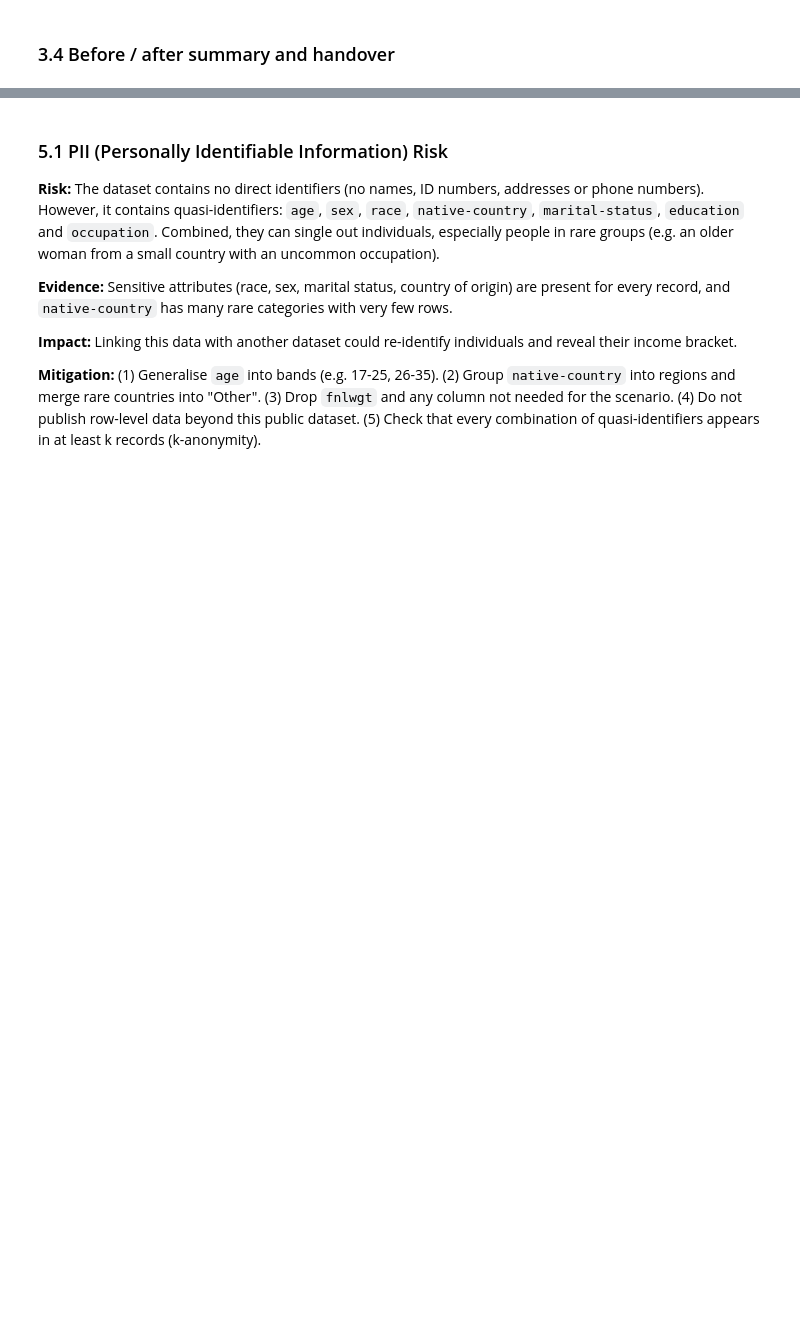
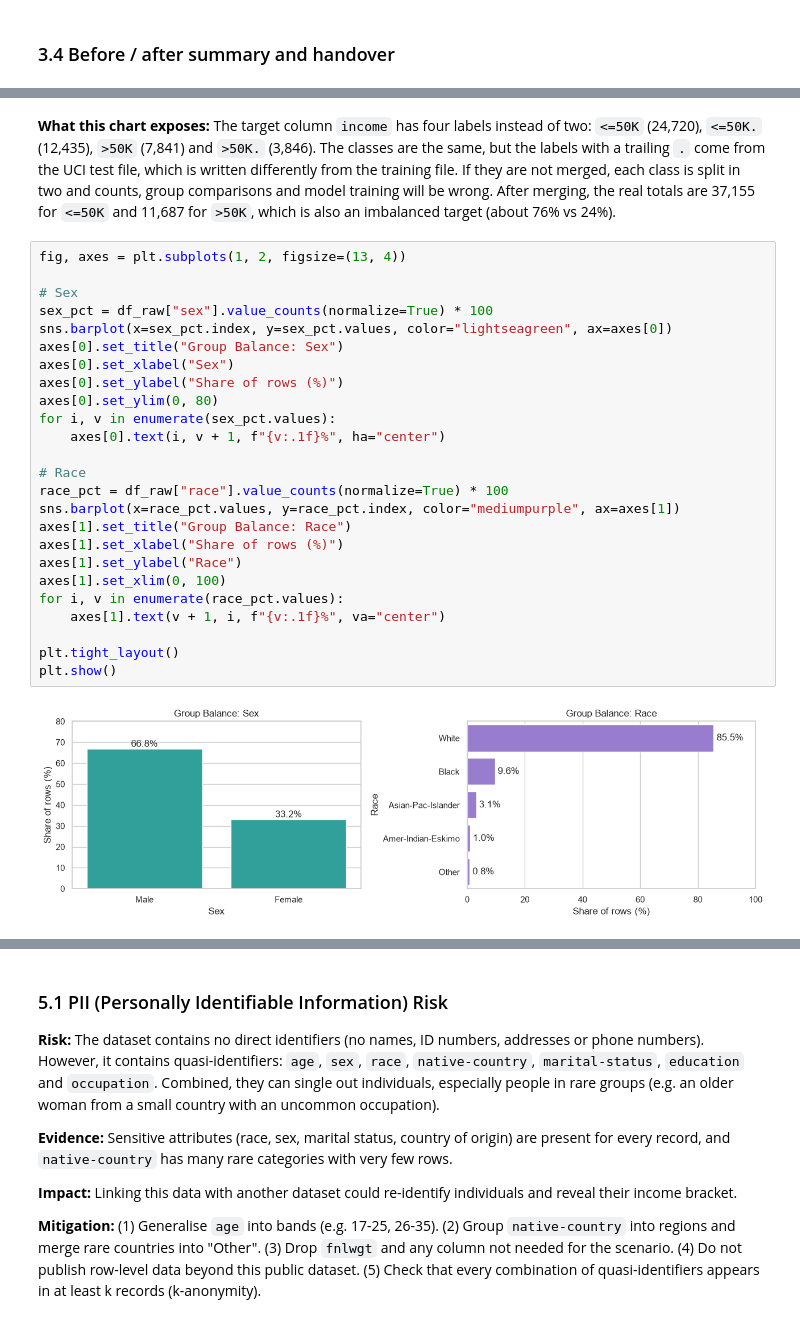
Before and after one commit to a209604-source/adult-census-profiling, a Jupyter notebook: adult_data_profiling.ipynb, the cells around one changed output, grey strips where cells are left out. Saved outputs shown, nothing was run; the diff lists cells and outputs as text; blank space fills up the shorter version.

```diff
--- a/adult_data_profiling.ipynb
+++ b/adult_data_profiling.ipynb
@@ -327,0 +436,29 @@ df_clean.head()
+# %% [markdown]
+**What this chart exposes:** The target column `income` has four labels instead of two: `<=50K` (24,720), `<=50K.` (12,435), `>50K` (7,841) and `>50K.` (3,846). The classes are the same, but the labels with a trailing `.` come from the UCI test file, which is written differently from the training file. If they are not merged, each class is split in two and counts, group comparisons and model training will be wrong. After merging, the real totals are 37,155 for `<=50K` and 11,687 for `>50K`, which is also an imbalanced target (about 76% vs 24%).
+# %%
+fig, axes = plt.subplots(1, 2, figsize=(13, 4))
+
+# Sex
+sex_pct = df_raw["sex"].value_counts(normalize=True) * 100
+sns.barplot(x=sex_pct.index, y=sex_pct.values, color="lightseagreen", ax=axes[0])
+axes[0].set_title("Group Balance: Sex")
+axes[0].set_xlabel("Sex")
+axes[0].set_ylabel("Share of rows (%)")
+axes[0].set_ylim(0, 80)
+for i, v in enumerate(sex_pct.values):
+    axes[0].text(i, v + 1, f"{v:.1f}%", ha="center")
+
+# Race
+race_pct = df_raw["race"].value_counts(normalize=True) * 100
+sns.barplot(x=race_pct.values, y=race_pct.index, color="mediumpurple", ax=axes[1])
+axes[1].set_title("Group Balance: Race")
+axes[1].set_xlabel("Share of rows (%)")
+axes[1].set_ylabel("Race")
+axes[1].set_xlim(0, 100)
+for i, v in enumerate(race_pct.values):
+    axes[1].text(v + 1, i, f"{v:.1f}%", va="center")
+
+plt.tight_layout()
+plt.show()
+# %% [output]
+[figure, added]
```
Also changed, not shown: parts of 14 cells of this notebook.
